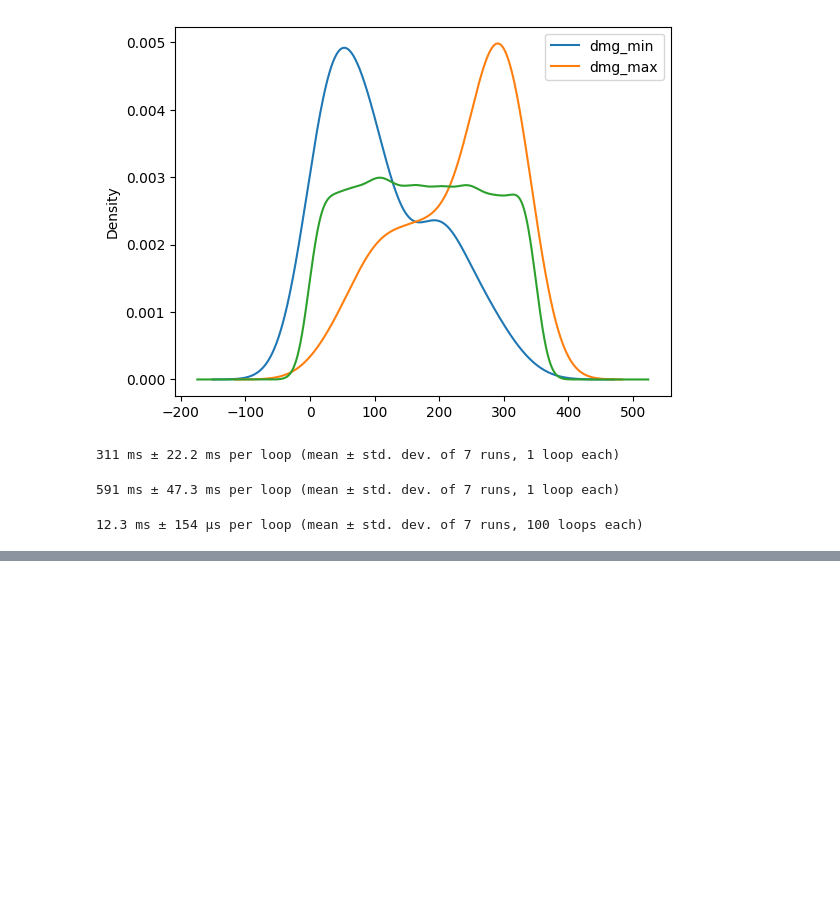
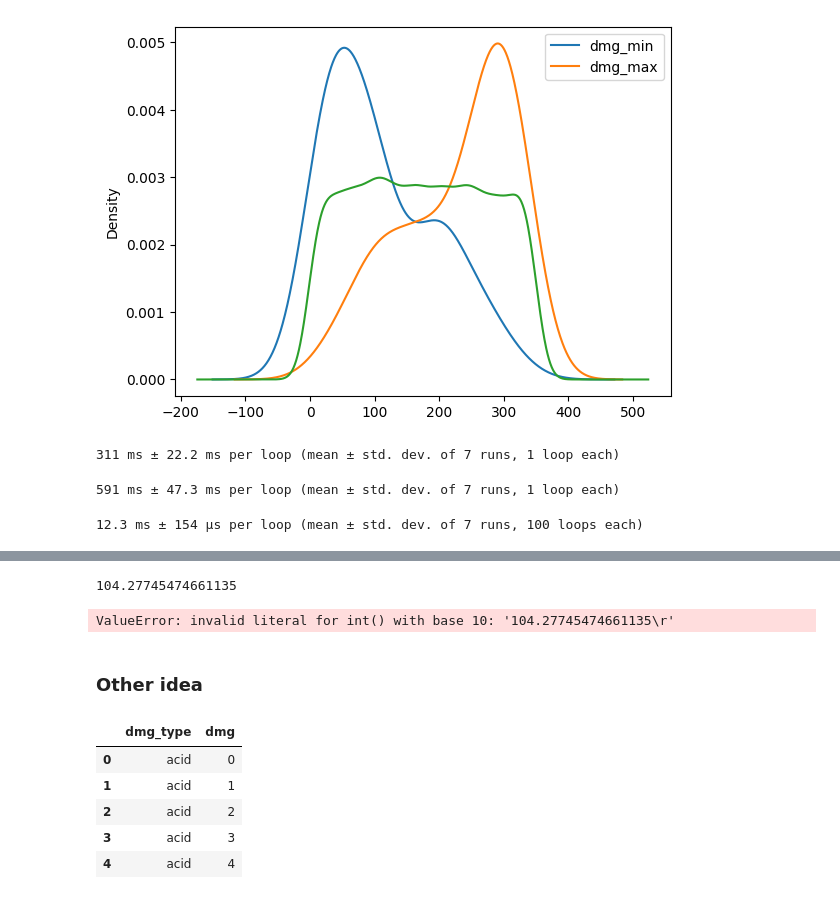
Before and after one commit to DanielBarabas/prog2-2024-c2-barab, a Jupyter notebook: notebook_for_trials.ipynb, the cells around one changed output, grey strips where cells are left out. Cells and saved outputs as stored; diff of their text form; code cells hidden in the pictures; blank space fills up the shorter version.

```diff
--- a/notebook_for_trials.ipynb
+++ b/notebook_for_trials.ipynb
@@ -255,0 +354,15 @@ while True:
+# %%
+#Compute - I leave it for now
+out_df = pl.DataFrame()
+for dt in dtypes:
+    dmg_list = []
+    temp_dmgs = dmgs.filter(dmgs["dmg_type"] == dt)["dmg"]
+    for row in query_df.rows():
+        print(row[3])
+        valid_dmgs = meta_df.filter(
+                                    (meta_df["dmg_type"] == dt)&
+                                    (meta_df["dmg"] >= row[2])&
+                                    (meta_df["dmg"] <= int(row[3])))
+# %% [output]
+104.27745474661135
+ValueError: invalid literal for int() with base 10: '104.27745474661135\r'
@@ -255,0 +390,20 @@ while True:
+# %% [markdown]
+### Other idea
+# %%
+# Load
+query_df = pd.read_csv("solution-1/query.csv")
+meta_df = pd.read_parquet("notebook_folder/compute_workfile.parquet")
+with open("notebook_folder/dtypes.npy","rb") as file:
+    dtypes = np.load(file,allow_pickle=True)
+for dt in dtypes:
+    globals()["input"]
+# %%
+#Compute
+meta_df.head()
+# %% [output]
+|  | dmg_type | dmg |
+| 0 | acid | 0 |
+| 1 | acid | 1 |
+| 2 | acid | 2 |
+| 3 | acid | 3 |
+| 4 | acid | 4 |
```
Also changed, not shown: parts of 20 cells of this notebook.
